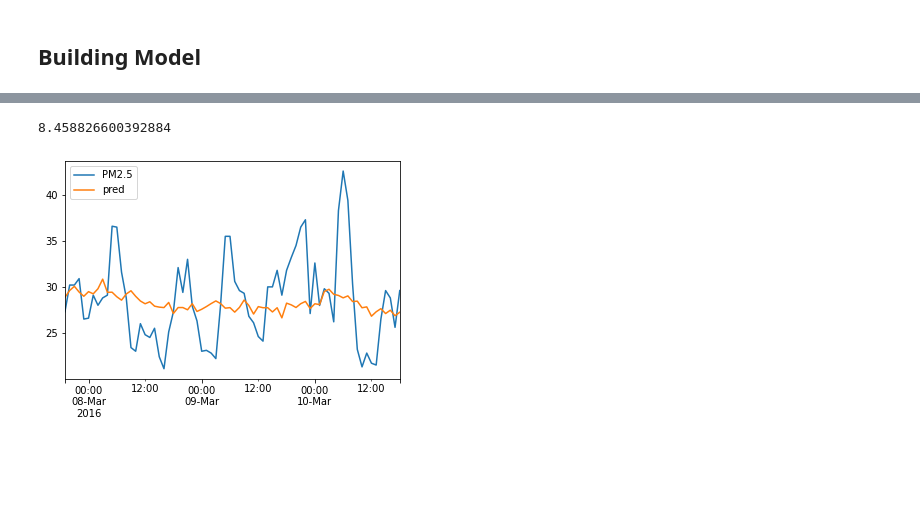
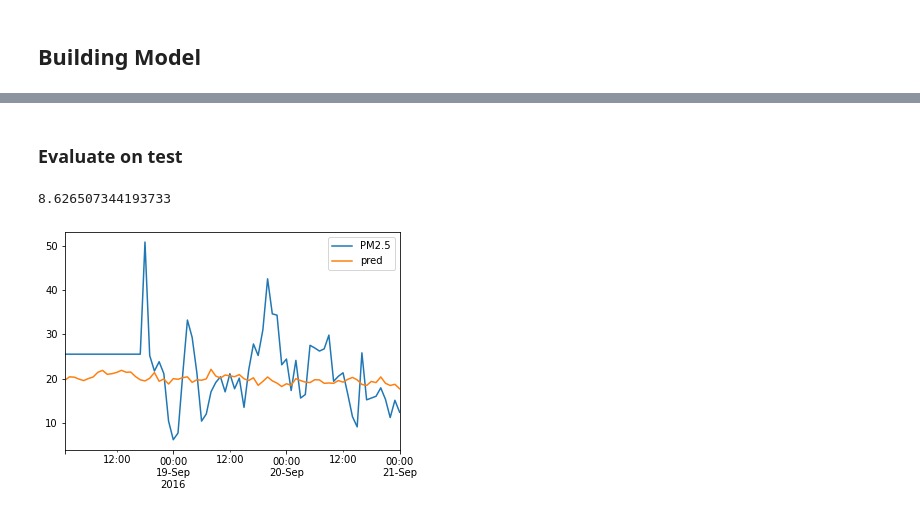
Before and after one commit to samsatp/PM25-DataScience-TermProject, a Jupyter notebook: 5. models_playground.ipynb, the cells around one changed output, grey strips where cells are left out. Drawn from its saved outputs; the diff is of its cells as text; code cells hidden in the pictures; blank space fills up the shorter version.

Commit message:
Integrate localized fire to Test set

```diff
--- a/5. models_playground.ipynb
+++ b/5. models_playground.ipynb
@@ -31,14 +31,17 @@ Y = defaultdict(lambda: list())
 
 hour_step = timedelta(hours=timesteps-1)
 
+# Time we have to forecast
 predict_at = pd.date_range(start="2016-03-04 00:00:00", end="2019-03-17 23:00:00", freq='6H')
 
 for province in provinces:
+    # Read preprocessed data
     df = pd.read_csv(path+f'{province}_fire_integrated.csv', index_col=0, parse_dates=True)
     data[province] = df
 
-    df = df.fillna(value=0.0)  # Quick fix : frp has some Null
+    #df = df.fillna(value=0.0)  # Quick fix : frp has some Null
 
+    # Create Input & Output of model
     for base in predict_at:
 
         if base-hour_step not in df.index : continue
@@ -103,8 +108,8 @@ Y['Songkhla'][0]
 # %% [markdown]
 ## Reshaping input
 # %%
-bkk_x = np.array(X_scaled['Bangkok'])
-bkk_y = np.array(Y_scaled['Bangkok'])
-print(f'X : {bkk_x.shape}')
-print(f'Y : {bkk_y.shape}')
+x_ = np.array(X_scaled['Chanthaburi'])
+y_ = np.array(Y_scaled['Chanthaburi'])
+print(f'X : {x_.shape}')
+print(f'Y : {y_.shape}')
 # %% [output]
@@ -116,8 +121,8 @@ np.isnan(bkk_x).any()
 False
 # %%
 n_features = len(data[province].columns)-1
-x_train = bkk_x.reshape((bkk_x.shape[0], timesteps, n_features))
-y_train = bkk_y.reshape((bkk_y.shape[0], 72))
+x_train = x_.reshape((x_.shape[0], timesteps, n_features))
+y_train = y_.reshape((y_.shape[0], 72))
 # %%
 print(f'x : {x_train.shape}')
 print(f'y : {y_train.shape}')
@@ -144,5 +149,5 @@ model = Sequential([
 ])
 model.compile(optimizer='adam', loss='mse')
 # %%
-history = model.fit(x_train, y_train, epochs=10, batch_size=32)
+history = model.fit(x_train, y_train, epochs=5, batch_size=32)
 # %% [output]
@@ -173,0 +171,2 @@ model.evaluate(x_train, y_train)
+# %% [markdown]
+### Evaluate on test
@@ -181,12 +182,12 @@ for i in range(len(pred)):
     rmse.append(np.sqrt(mse(p, y_t)))
 np.mean(rmse)
 # %% [output]
-8.458826600392884
+8.626507344193733
 # %%
-i = 9
+i = 790
 h = y_scalers['Bangkok'].inverse_transform(pred[i].numpy().reshape((-1,1)))
 k = Y['Bangkok'][i]
 k['pred'] = h
 k.plot();
 # %% [output]
-[figure, old version]
+[figure, new version]
```
Also changed, not shown: parts of 12 cells of this notebook, 6 other files.
